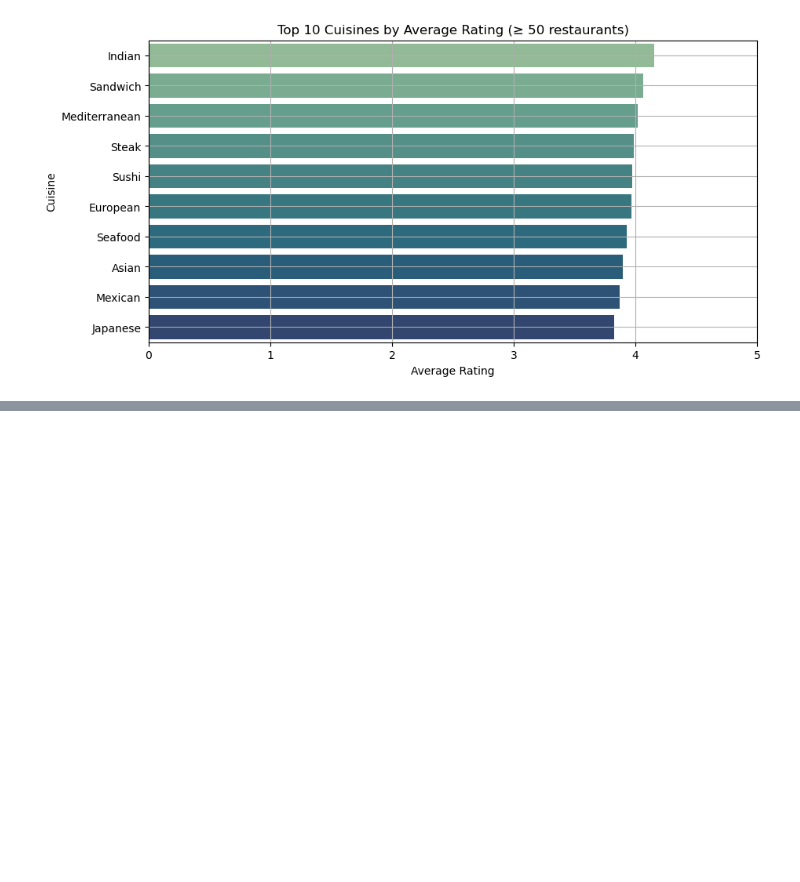
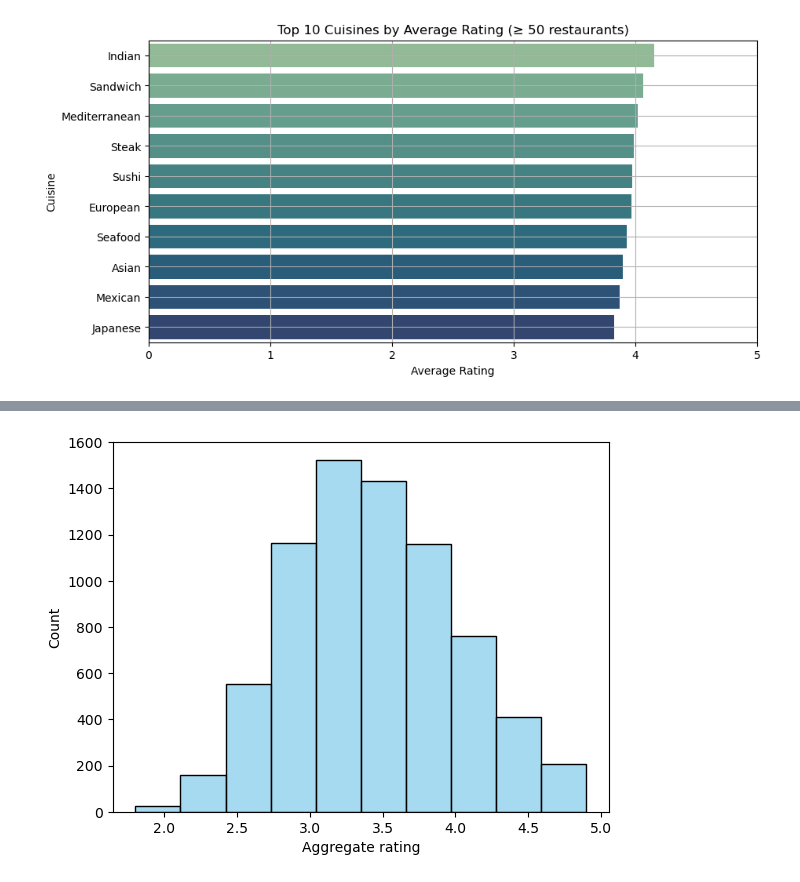
Before and after one commit to rahul-1419/gitVSPython, a Jupyter notebook: Projects/New folder/sheet_4.ipynb, the cells around one changed output, grey strips where cells are left out. Drawn from its saved outputs; the diff is of its cells as text; code cells hidden in the pictures; blank space fills up the shorter version.

```diff
--- a/Projects/New folder/sheet_4.ipynb
+++ b/Projects/New folder/sheet_4.ipynb
@@ -471,7 +471,6 @@ df= pd.get_dummies(df, columns=['Country_name','Rating color'], drop_first=True)
 # %%
 scaler = ['Average Cost for two (INR)',
  'Average Cost for one (INR)',
- 'Votes',
  'cost_booking_interaction',
  'restaurant_name_length',
  'address_length']
@@ -623,0 +645,5 @@ df_exploded
+# %%
+sns.histplot(data = df, x = 'Aggregate rating', bins=10, color='skyblue')
+plt.show()
+# %% [output]
+[figure, added]
```
Also changed, not shown: parts of 15 cells of this notebook.
